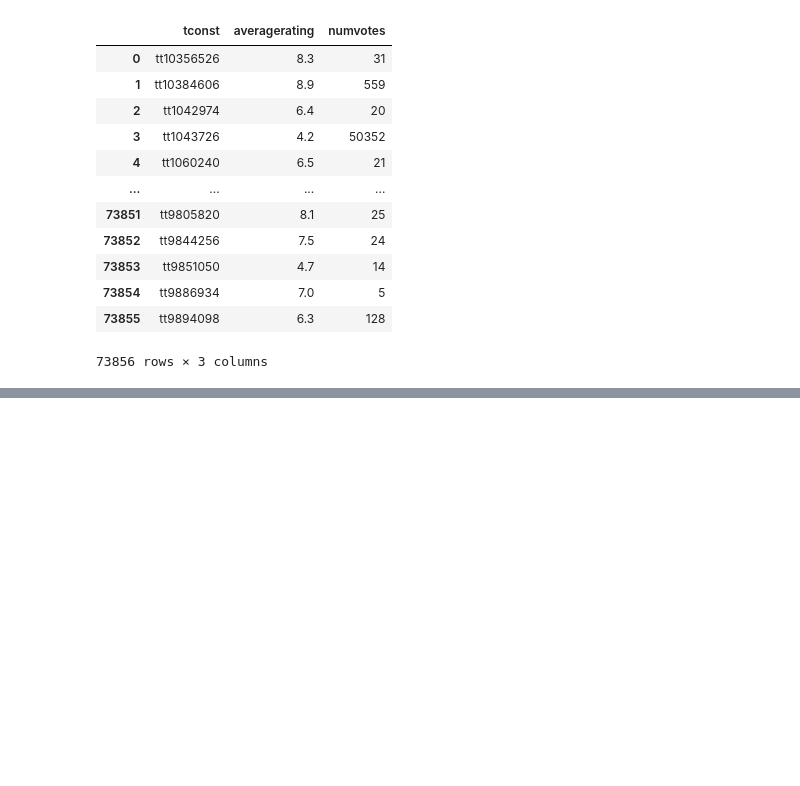
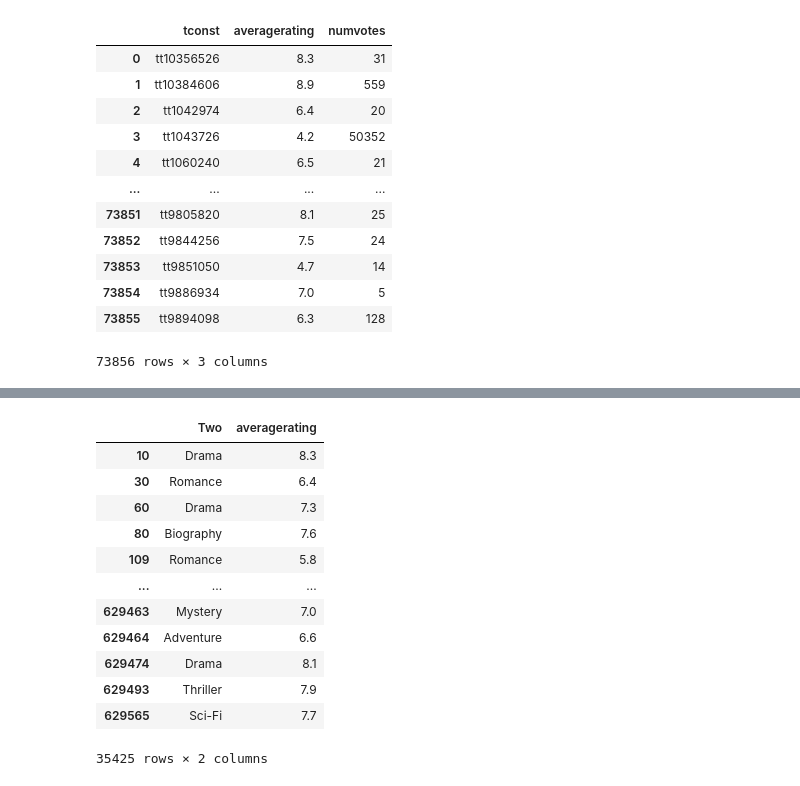
Before and after one commit to halemade/film_recommendations, a Jupyter notebook: explore_data.ipynb, the cells around one changed output, grey strips where cells are left out. Drawn from its saved outputs; the diff is of its cells as text; code cells hidden in the pictures; blank space fills up the shorter version.

```diff
--- a/explore_data.ipynb
+++ b/explore_data.ipynb
@@ -150,0 +168,17 @@ imdb
+# %%
+imdb_final_two=imdb_final[['Two','averagerating']].dropna()
+imdb_final_two
+# %% [output]
+|  | Two | averagerating |
+| 10 | Drama | 8.3 |
+| 30 | Romance | 6.4 |
+| 60 | Drama | 7.3 |
+| 80 | Biography | 7.6 |
+| 109 | Romance | 5.8 |
+| ... | ... | ... |
+| 629463 | Mystery | 7.0 |
+| 629464 | Adventure | 6.6 |
+| 629474 | Drama | 8.1 |
+| 629493 | Thriller | 7.9 |
+| 629565 | Sci-Fi | 7.7 |
+35425 rows × 2 columns
```
Also changed, not shown: parts of 11 cells of this notebook.
